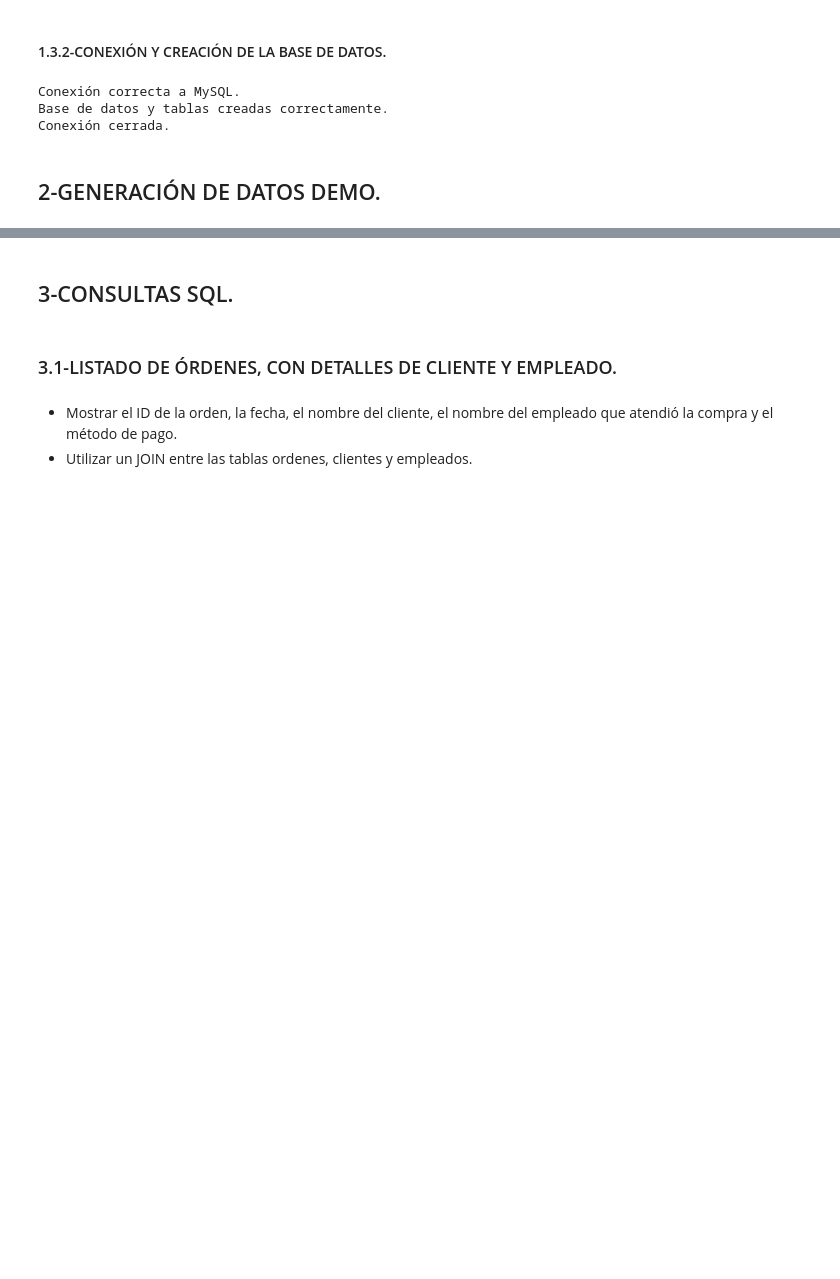
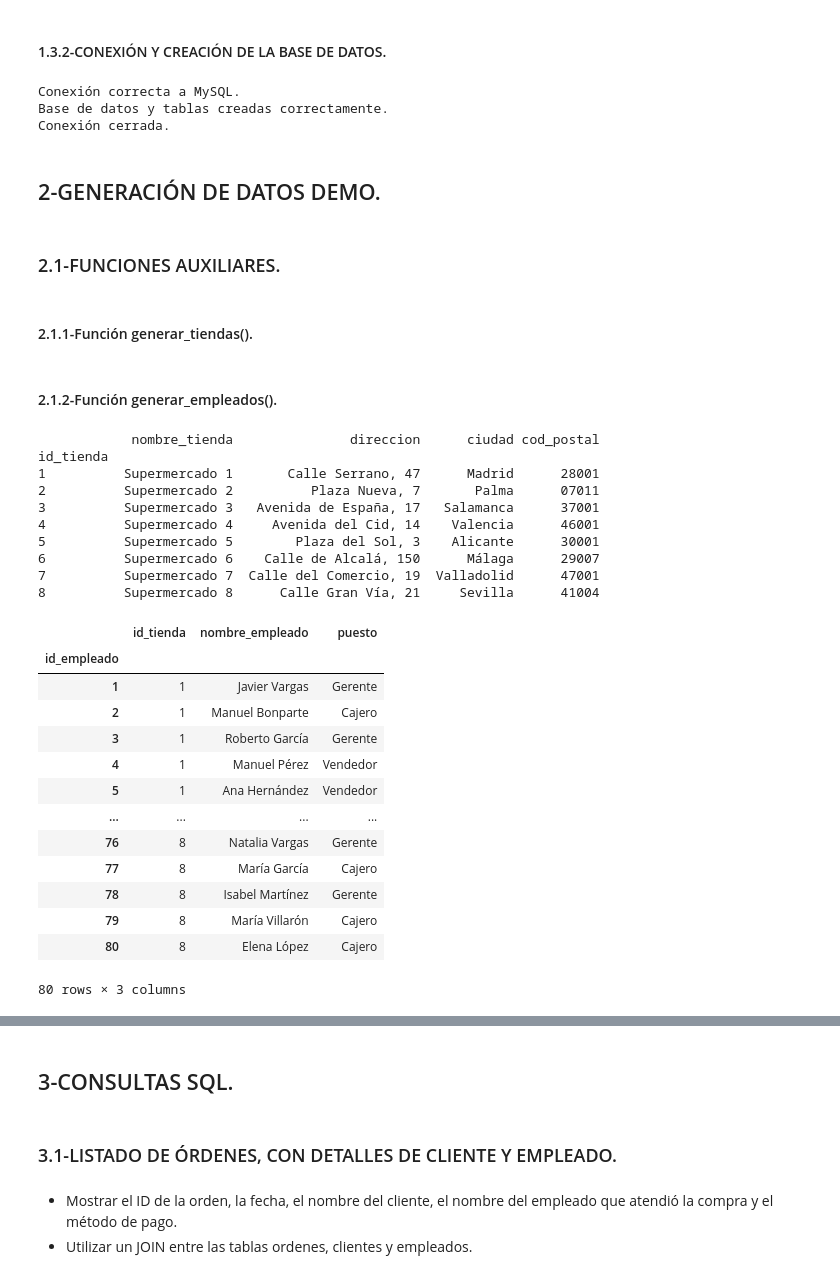
Before and after one commit to angovery/Data-Science-Bootcamp, a Jupyter notebook: Ejercicios_Evaluados/Modulo_4/m4_Jose_Ignacio_Hernández_Palacios.ipynb, the cells around one changed output, grey strips where cells are left out. Drawn from its saved outputs; the diff is of its cells as text; code cells hidden in the pictures; blank space fills up the shorter version.

```diff
--- a/Ejercicios_Evaluados/Modulo_4/m4_Jose_Ignacio_Hernández_Palacios.ipynb
+++ b/Ejercicios_Evaluados/Modulo_4/m4_Jose_Ignacio_Hernández_Palacios.ipynb
@@ -223,3 +225,7 @@ Base de datos y tablas creadas correctamente.
 Conexión cerrada.
 # %% [markdown]
 ## 2-GENERACIÓN DE DATOS DEMO.
+# %% [markdown]
+### 2.1-FUNCIONES AUXILIARES.
+# %% [markdown]
+#### 2.1.1-Función generar_tiendas().
@@ -225,0 +280,69 @@ Conexión cerrada.
+# %% [markdown]
+#### 2.1.2-Función generar_empleados().
+# %%
+# Función para generar un Dataframe de Pandas con datos de ejemplo de empleados, de forma aleatoria, para cada tienda generada. Se generarán 20 empleados por tienda.
+# Un mismo empleado no puede pertenecer a más de una tienda al mismo tiempo.
+# El valor del campo 'id_empleado' serán valores enteros cosecutivos, comenzando por '1'. Este campo, además, será el índice del DataFrame)
+# El valor del campo 'puesto' debe ser un valor, a elegir de forma aleatoria entre los siguientes valores posibles: (‘Cajero’, ‘Gerente’, ‘Reponedor’, ‘Vendedor’).
+# Entrada: Numero entero, mayor o igual a 1, de empleados a generar por tienda & lista con las id's de las tiendas generadas previamente.
+# Salida: pd.DataFrame con datos de ejemplo de la tabla 'empleados'.
+def generar_empleados(num_empleados, lista_id_tiendas):
+    # Lista de nombres y apellidos para generar una combinacikón aleatoria nombre + apellido de empleados.
+    nombres = ["Carlos", "María", "Luis", "Ana", "Javier", "Isabel", "Pedro", "Lucía", "Diego", "Elena", "Roberto", "Manuel", "Gonzalo", "Pilar", "Natalia", "Antonia"]
+    apellidos = ["García", "Martínez", "López", "Hernández", "Pérez", "González", "Sánchez", "Ramírez", "Torres", "Vargas", "Villarón", "Riquelme", "Bonparte"]
+    puestos = ['Cajero', 'Gerente', 'Reponedor', 'Vendedor']
+
+    # Se genera una lista para almacenar los datos de empleados.
+    lista_empleados = []
+    id_empleado = 1  # Se inicializa el id del empleado.
+
+    for id_tienda in lista_id_tiendas: # Se recorren los id's de las tiendas existentes.
+        for _ in range(num_empleados): # Se itera entre el número de empleados total que debe tener cada tienda.
+            nombre_empleado = f"{random.choice(nombres)} {random.choice(apellidos)}" # Se forma el string 'Nombre Apellido'.
+            puesto = random.choice(puestos) # Se selecciona el puesto del empleado.
+            lista_empleados.append({ # Se añade el diccionario con los datos de cada empleado a la lista.
+                "id_empleado": id_empleado,
+                "id_tienda": id_tienda,
+                "nombre_empleado": nombre_empleado,
+                "puesto": puesto
+            })
+            id_empleado += 1
+
+    # Crear el DataFrame
+    df_empleados = pd.DataFrame(lista_empleados) # Se crea el DataFrame a partir de la lista de empleados.
+
+    # Se establece la columna 'id_empleado' como índice del DataFrame.
+    df_empleados.set_index("id_empleado", inplace=True)
+
+    return df_empleados
+# %%
+df_tiendas = generar_tiendas()
+print(df_tiendas)
+
+df_empleados = generar_empleados(10, df_tiendas.index.values)
+df_empleados
+# %% [output]
+            nombre_tienda               direccion      ciudad cod_postal
+id_tienda
+1          Supermercado 1       Calle Serrano, 47      Madrid      28001
+2          Supermercado 2          Plaza Nueva, 7       Palma      07011
+3          Supermercado 3   Avenida de España, 17   Salamanca      37001
+4          Supermercado 4     Avenida del Cid, 14    Valencia      46001
+5          Supermercado 5        Plaza del Sol, 3    Alicante      30001
+6          Supermercado 6    Calle de Alcalá, 150      Málaga      29007
+7          Supermercado 7  Calle del Comercio, 19  Valladolid      47001
+8          Supermercado 8      Calle Gran Vía, 21     Sevilla      41004
+|  | id_tienda | nombre_empleado | puesto |
+| id_empleado |  |  |  |
+| 1 | 1 | Javier Vargas | Gerente |
+| 2 | 1 | Manuel Bonparte | Cajero |
+| 3 | 1 | Roberto García | Gerente |
+| 4 | 1 | Manuel Pérez | Vendedor |
+| 5 | 1 | Ana Hernández | Vendedor |
+| ... | ... | ... | ... |
+| 76 | 8 | Natalia Vargas | Gerente |
+| 77 | 8 | María García | Cajero |
+| 78 | 8 | Isabel Martínez | Gerente |
+| 79 | 8 | María Villarón | Cajero |
+| 80 | 8 | Elena López | Cajero |
+80 rows × 3 columns
```
Also changed, not shown: parts of 10 cells of this notebook.
